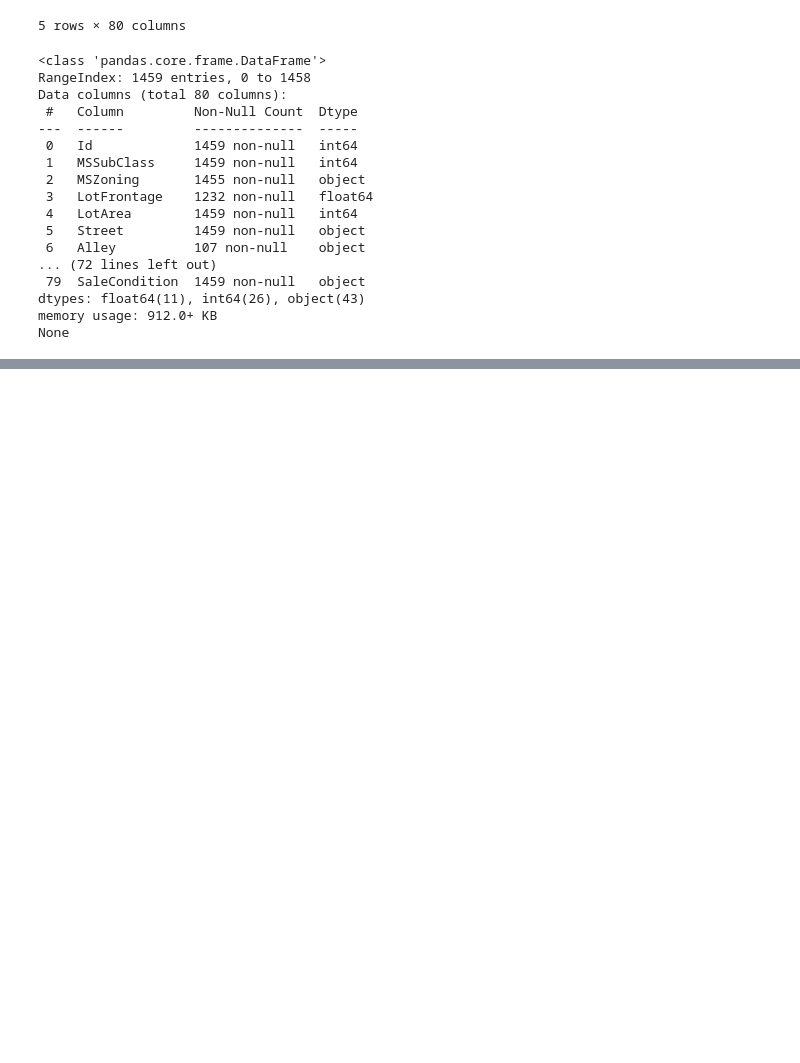
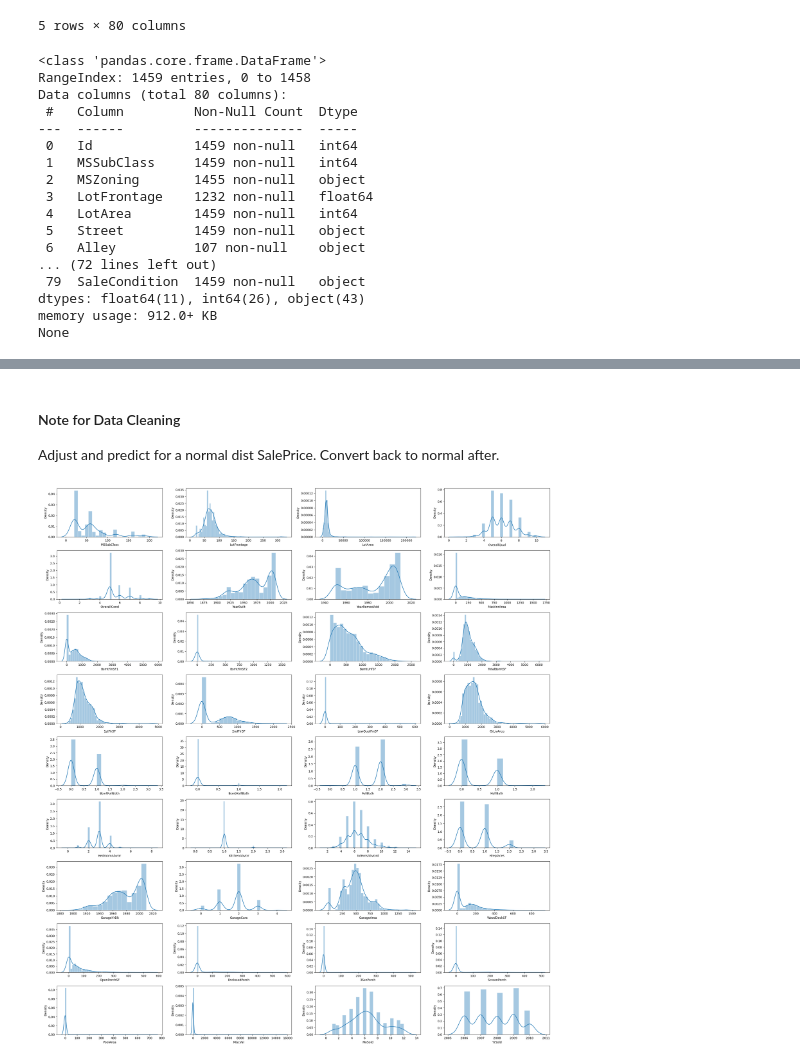
Before and after one commit to myang987/kaggle-housing-price, a Jupyter notebook: working.ipynb, the cells around one changed output, grey strips where cells are left out. Saved outputs shown, nothing was run; the diff lists cells and outputs as text; code cells hidden in the pictures; blank space fills up the shorter version.

```diff
--- a/working.ipynb
+++ b/working.ipynb
@@ -94,3 +121,8 @@ Data columns (total 80 columns):
 dtypes: float64(11), int64(26), object(43)
 memory usage: 912.0+ KB
 None
+# %%
+# List of numerical features
+num_features = train.select_dtypes(exclude='object').copy()
+print("Number of numerical features: ", len(num_features.columns))
+num_features.columns
@@ -96,0 +170,17 @@ None
+# %% [markdown]
+#### Note for Data Cleaning
+Adjust and predict for a normal dist SalePrice. Convert back to normal after.
+# %%
+fig = plt.figure(figsize=(24,26))
+for i in range(1, 37):
+    fig.add_subplot(9,4,i)
+    sns.histplot(
+    num_features.iloc[:,i].dropna(), kde=True,
+    stat="density", kde_kws=dict(cut=3),
+    alpha=.4, edgecolor=(1, 1, 1, .4)
+)
+    plt.xlabel(num_features.columns[i])
+
+plt.tight_layout(pad=1.0)
+# %% [output]
+[figure, added]
```
Also changed, not shown: parts of 27 cells of this notebook.
